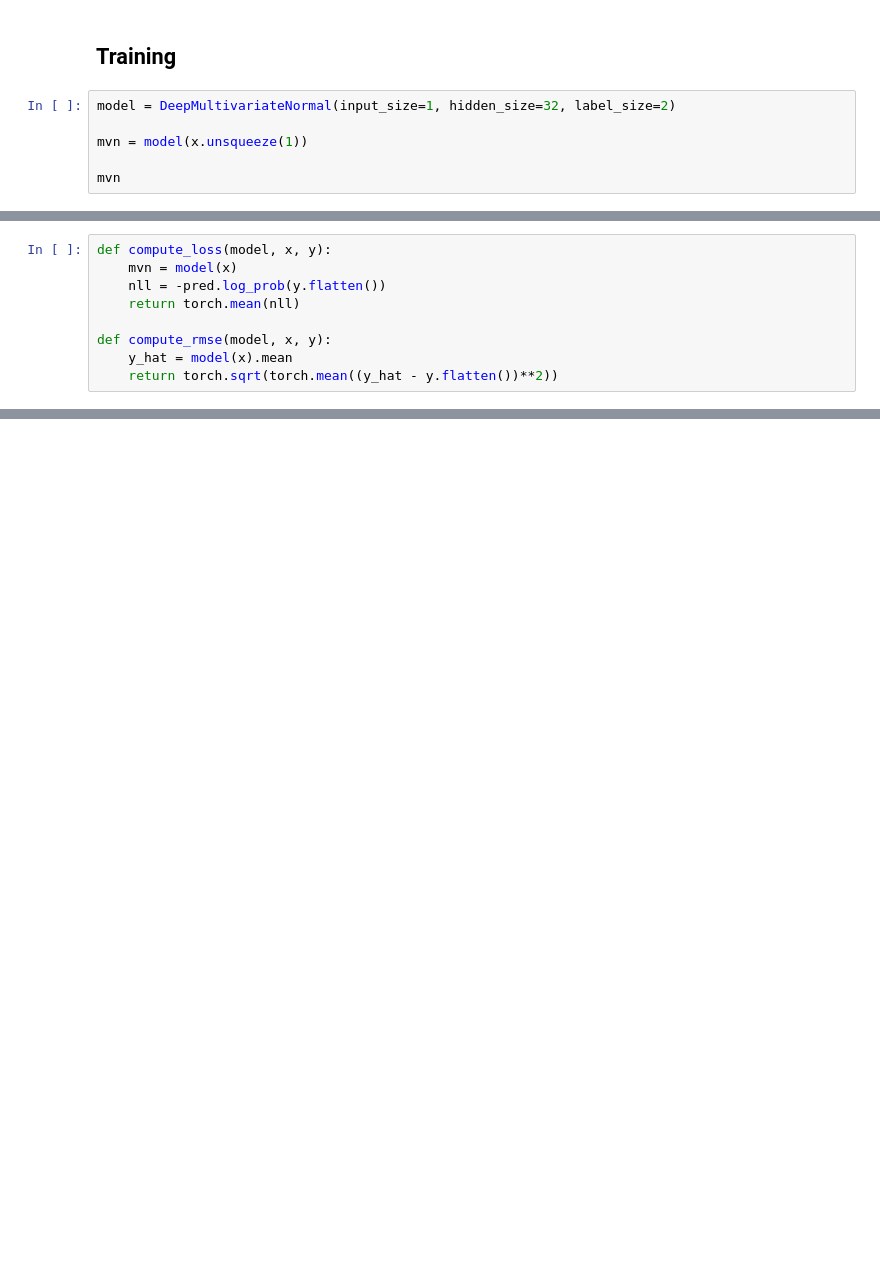
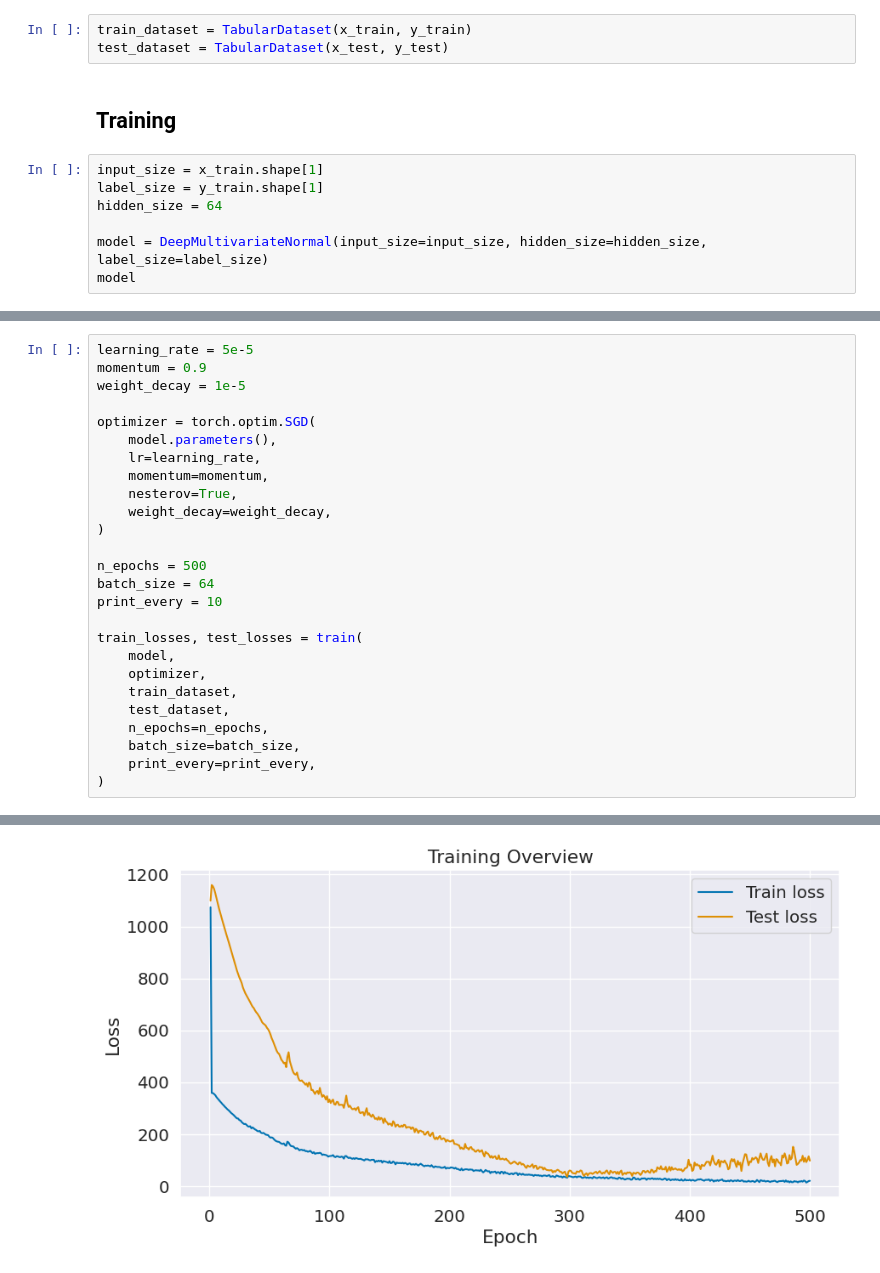
Before and after one commit to sfriedowitz/pytorch-examples, a Jupyter notebook: uncertainty.ipynb, the cells around one changed output, grey strips where cells are left out. Saved outputs shown, nothing was run; the diff lists cells and outputs as text; blank space fills up the shorter version.

```diff
--- a/uncertainty.ipynb
+++ b/uncertainty.ipynb
@@ -431,9 +442,13 @@ plt.show()
+# %%
+train_dataset = TabularDataset(x_train, y_train)
+test_dataset = TabularDataset(x_test, y_test)
 # %% [markdown]
 ## Training
 # %%
-model = DeepMultivariateNormal(input_size=1, hidden_size=32, label_size=2)
+input_size = x_train.shape[1]
+label_size = y_train.shape[1]
+hidden_size = 64
 
-mvn = model(x.unsqueeze(1))
-
-mvn
+model = DeepMultivariateNormal(input_size=input_size, hidden_size=hidden_size, label_size=label_size)
+model
 # %% [output]
@@ -441,9 +472,27 @@ MultivariateNormal(loc: torch.Size([200]), covariance_matrix: torch.Size([200, 2
-# %%
-def compute_loss(model, x, y):
-    mvn = model(x)
-    nll = -pred.log_prob(y.flatten())
-    return torch.mean(nll)
-
-def compute_rmse(model, x, y):
-    y_hat = model(x).mean
-    return torch.sqrt(torch.mean((y_hat - y.flatten())**2))
+# %%
+learning_rate = 5e-5
+momentum = 0.9
+weight_decay = 1e-5
+
+optimizer = torch.optim.SGD(
+    model.parameters(),
+    lr=learning_rate,
+    momentum=momentum,
+    nesterov=True,
+    weight_decay=weight_decay,
+)
+
+n_epochs = 500
+batch_size = 64
+print_every = 10
+
+train_losses, test_losses = train(
+    model,
+    optimizer,
+    train_dataset,
+    test_dataset,
+    n_epochs=n_epochs,
+    batch_size=batch_size,
+    print_every=print_every,
+)
+# %% [output]
@@ -449,0 +516 @@ def compute_rmse(model, x, y):
+[figure, added]
```
Also changed, not shown: parts of 18 cells of this notebook, 1 other file.
